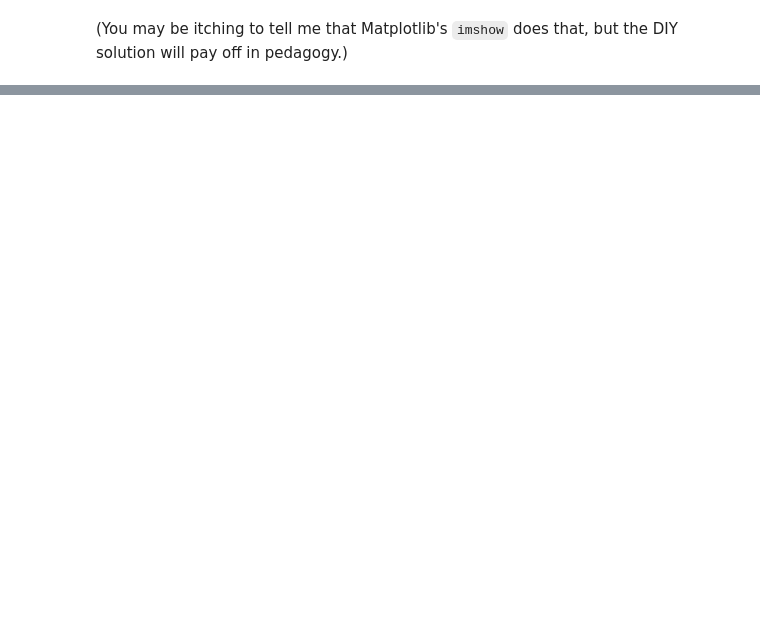
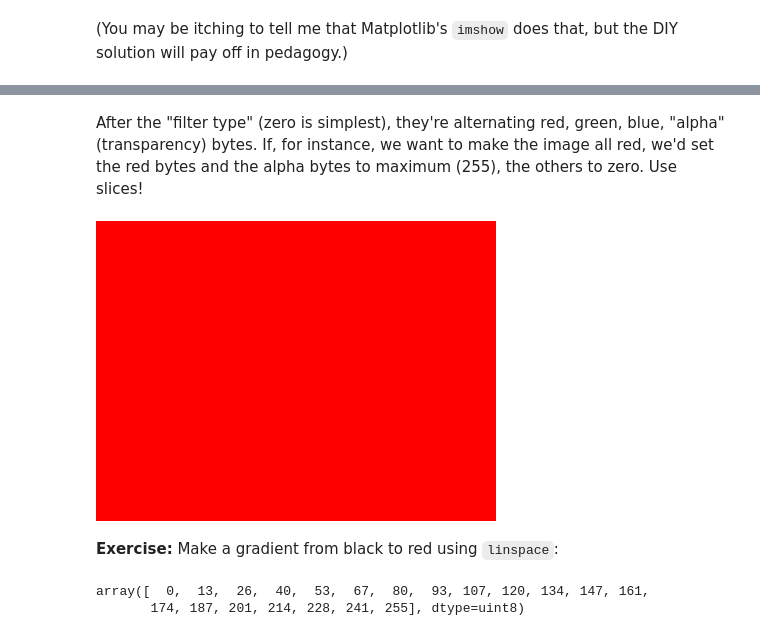
Before and after one commit to jpivarski-talks/python-numpy-mini-course, a Jupyter notebook: 2-just-numpy.ipynb, the cells around one changed output, grey strips where cells are left out. Cells and saved outputs as stored; diff of their text form; code cells hidden in the pictures; blank space fills up the shorter version.

```diff
--- a/2-just-numpy.ipynb
+++ b/2-just-numpy.ipynb
@@ -801,0 +819,16 @@ png_display(imagedata)
+# %% [markdown]
+After the "filter type" (zero is simplest), they're alternating red, green, blue, "alpha" (transparency) bytes. If, for instance, we want to make the image all red, we'd set the red bytes and the alpha bytes to maximum (255), the others to zero. Use slices!
+# %%
+imagedata = numpy.zeros((height, 4 * width + 1), dtype="u1")
+imagedata[:, 1::4] = 255     # max out red bytes
+imagedata[:, 4::4] = 255     # max out alpha bytes
+png_display(imagedata)
+# %% [output]
+[figure, added]
+# %% [markdown]
+**Exercise:** Make a gradient from black to red using `linspace`:
+# %%
+numpy.linspace(0, 255, 20, dtype="u1")
+# %% [output]
+array([  0,  13,  26,  40,  53,  67,  80,  93, 107, 120, 134, 147, 161,
+       174, 187, 201, 214, 228, 241, 255], dtype=uint8)
```
Also changed, not shown: parts of 35 cells of this notebook.
